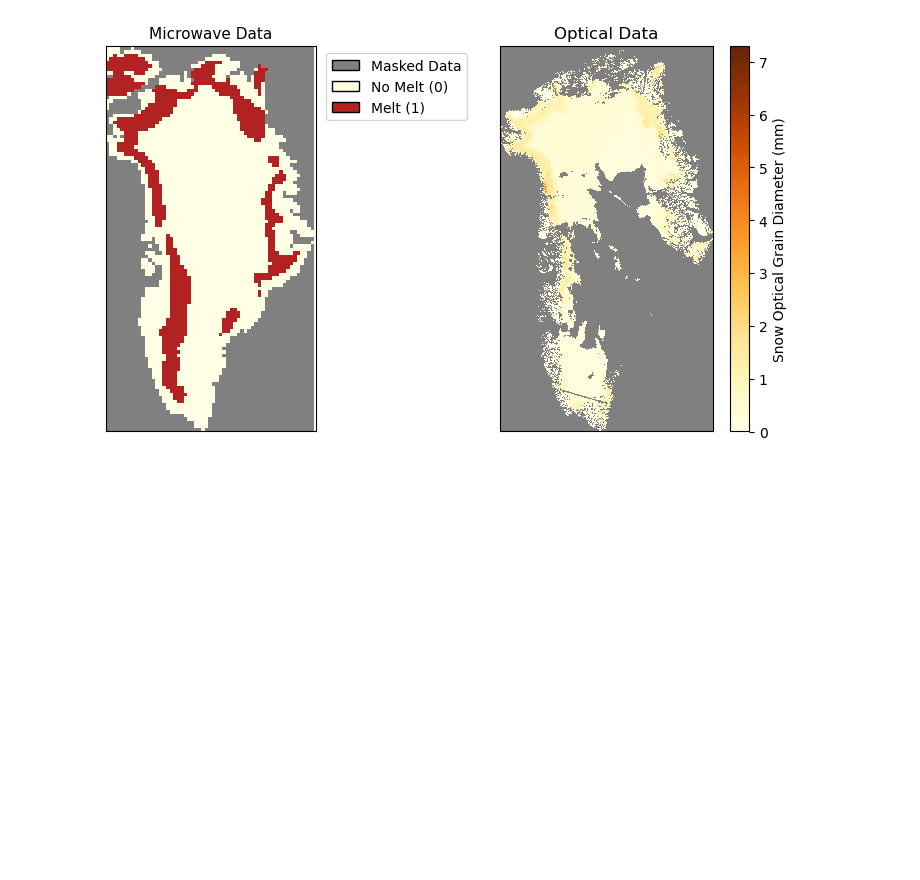
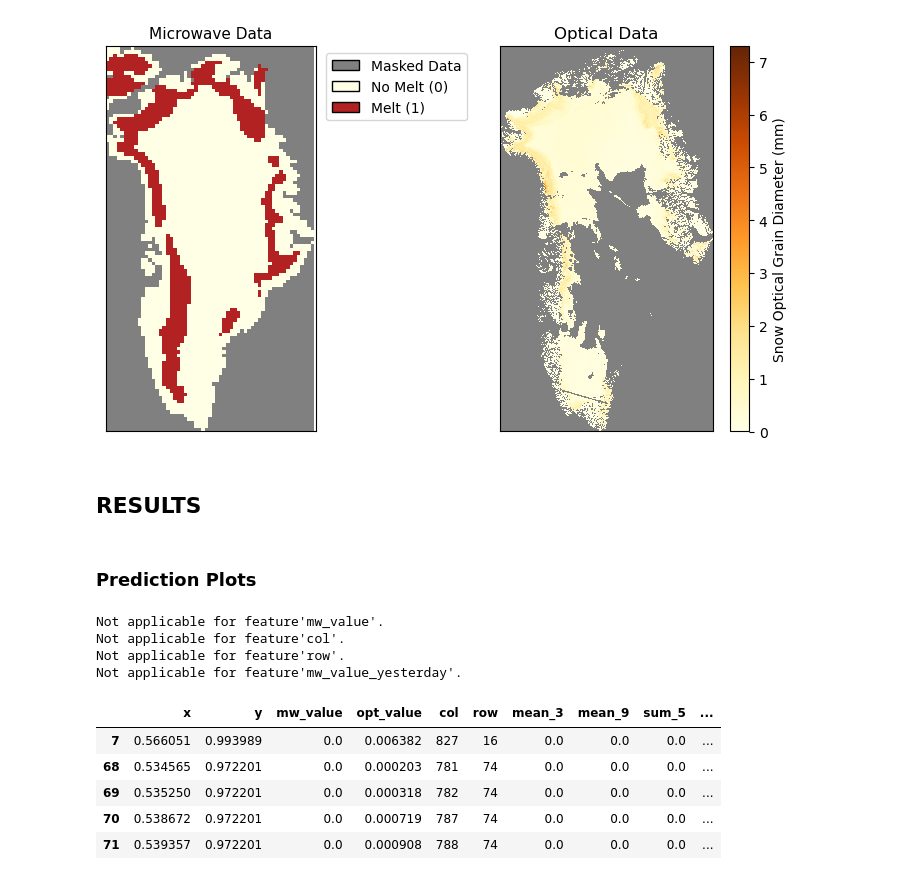
Before and after one commit to linaskerath/RP_Greenland, a Jupyter notebook: Scripts/09_plots.ipynb, the cells around one changed output. Saved outputs shown, nothing was run; the diff lists cells and outputs as text; code cells hidden in the pictures; blank space fills up the shorter version.

```diff
--- a/Scripts/09_plots.ipynb
+++ b/Scripts/09_plots.ipynb
@@ -97,3 +98,24 @@ for idx, ax in enumerate(axs):
 plt.show()
 # %% [output]
 [figure]
+# %% [markdown]
+## RESULTS
+# %% [markdown]
+### Prediction Plots
+# %%
+date = "2019-08-14"
+path = r"D:/MasterThesis/Data/combined/dataframe_extended/"
+data = f.import_data(date_from=date, date_to=date, df_path=path, predict_only=False)
+data = f.data_normalization(data)
+data.head()
+# %% [output]
+Not applicable for feature'mw_value'.
+Not applicable for feature'col'.
+Not applicable for feature'row'.
+Not applicable for feature'mw_value_yesterday'.
+|  | x | y | mw_value | opt_value | col | row | mean_3 | mean_9 | sum_5 | ... |
+| 7 | 0.566051 | 0.993989 | 0.0 | 0.006382 | 827 | 16 | 0.0 | 0.0 | 0.0 | ... |
+| 68 | 0.534565 | 0.972201 | 0.0 | 0.000203 | 781 | 74 | 0.0 | 0.0 | 0.0 | ... |
+| 69 | 0.535250 | 0.972201 | 0.0 | 0.000318 | 782 | 74 | 0.0 | 0.0 | 0.0 | ... |
+| 70 | 0.538672 | 0.972201 | 0.0 | 0.000719 | 787 | 74 | 0.0 | 0.0 | 0.0 | ... |
+| 71 | 0.539357 | 0.972201 | 0.0 | 0.000908 | 788 | 74 | 0.0 | 0.0 | 0.0 | ... |
```
Also changed, not shown: parts of 9 cells of this notebook.
